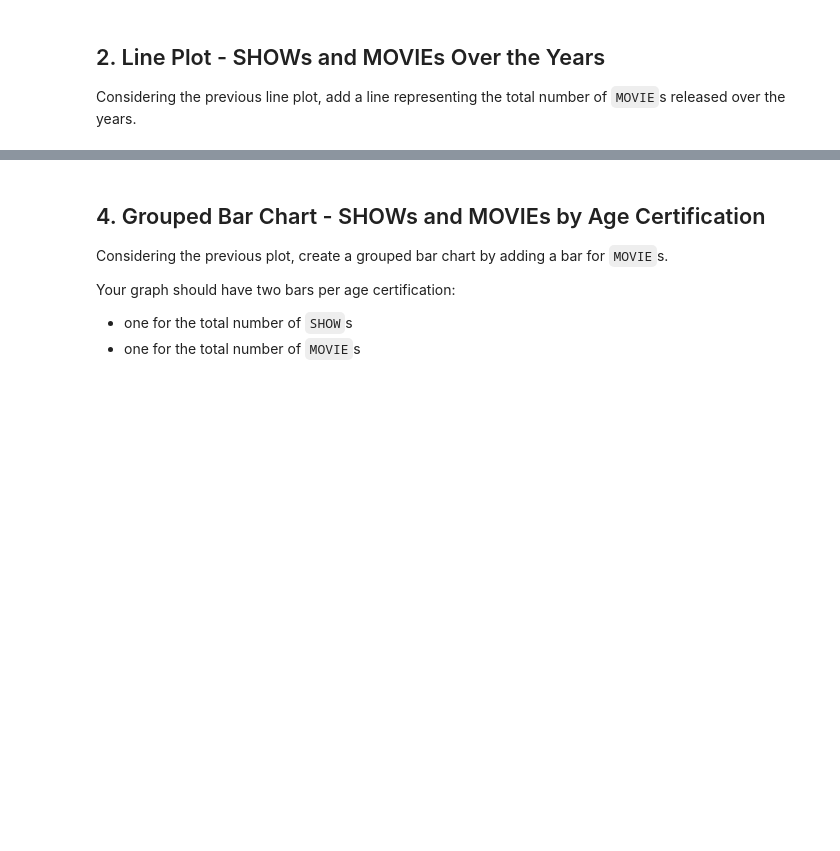
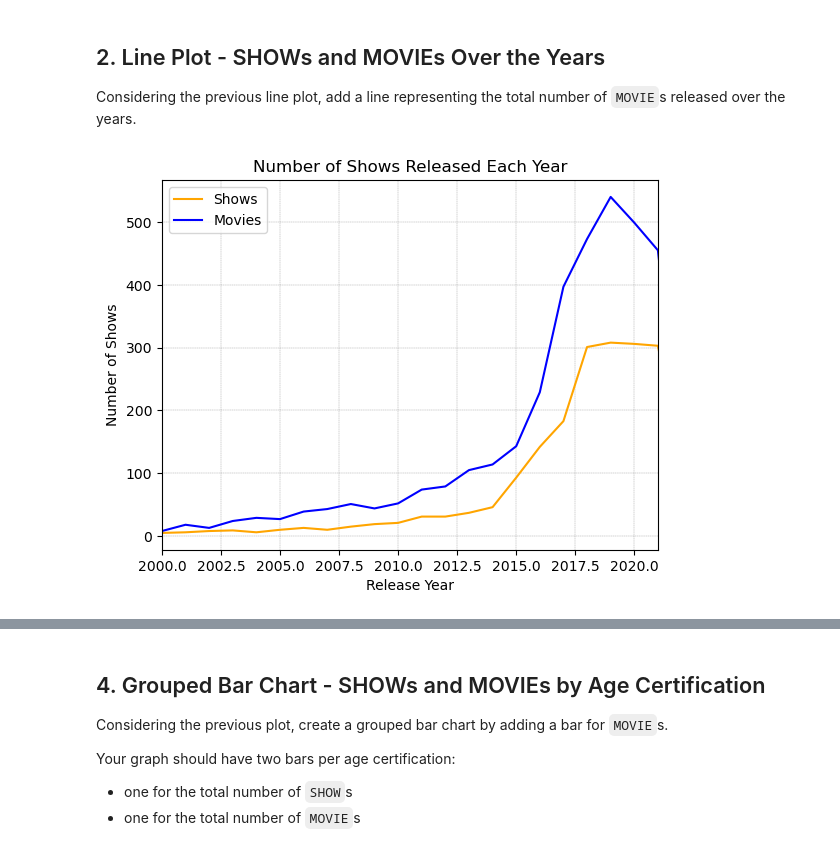
Before and after one commit to clementdumet/dm_web2026, a Jupyter notebook: exercise-03/[DM_WEB][Exercise03][22503475][Clement_Dumet].ipynb, the cells around one changed output, grey strips where cells are left out. Cells and saved outputs as stored; diff of their text form; code cells hidden in the pictures; blank space fills up the shorter version.

```diff
--- a/exercise-03/[DM_WEB][Exercise03][22503475][Clement_Dumet].ipynb
+++ b/exercise-03/[DM_WEB][Exercise03][22503475][Clement_Dumet].ipynb
@@ -62,3 +60,18 @@ Considering the previous line plot, add a line representing the total number of
+# %%
+# Write your solution here
+df_shows = df[df['type'] == "SHOW"]['release_year'].value_counts().sort_index()
+df_movies = df[df['type'] == "MOVIE"]['release_year'].value_counts().sort_index()
+plt.xlabel("Release Year")
+plt.ylabel("Number of Shows")
+plt.xlim(2000, 2021)
+plt.plot(df_shows, linestyle='-', color='orange', label="Shows")
+plt.plot(df_movies, linestyle='-', color='blue', label="Movies")
+plt.legend(["Shows", "Movies"])
+plt.title("Number of Shows Released Each Year")
+plt.grid(color = 'gray', linestyle = '--', linewidth = 0.25)
+plt.show()
+# %% [output]
+[figure, added]
 # %% [markdown]
 ## 3. Bar Chart - Number of SHOWs by Age Certification
 
```
Also changed, not shown: parts of 11 cells of this notebook, 1 other file.
